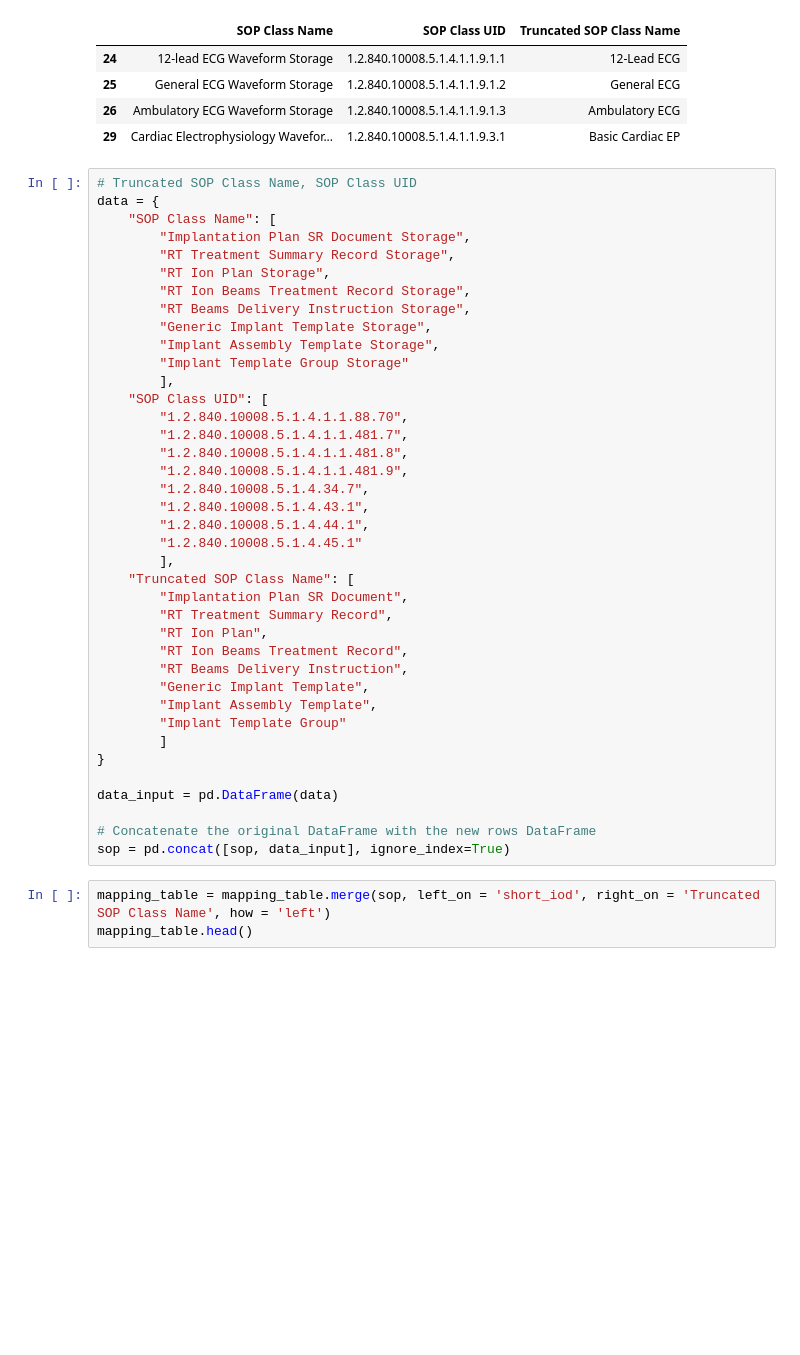
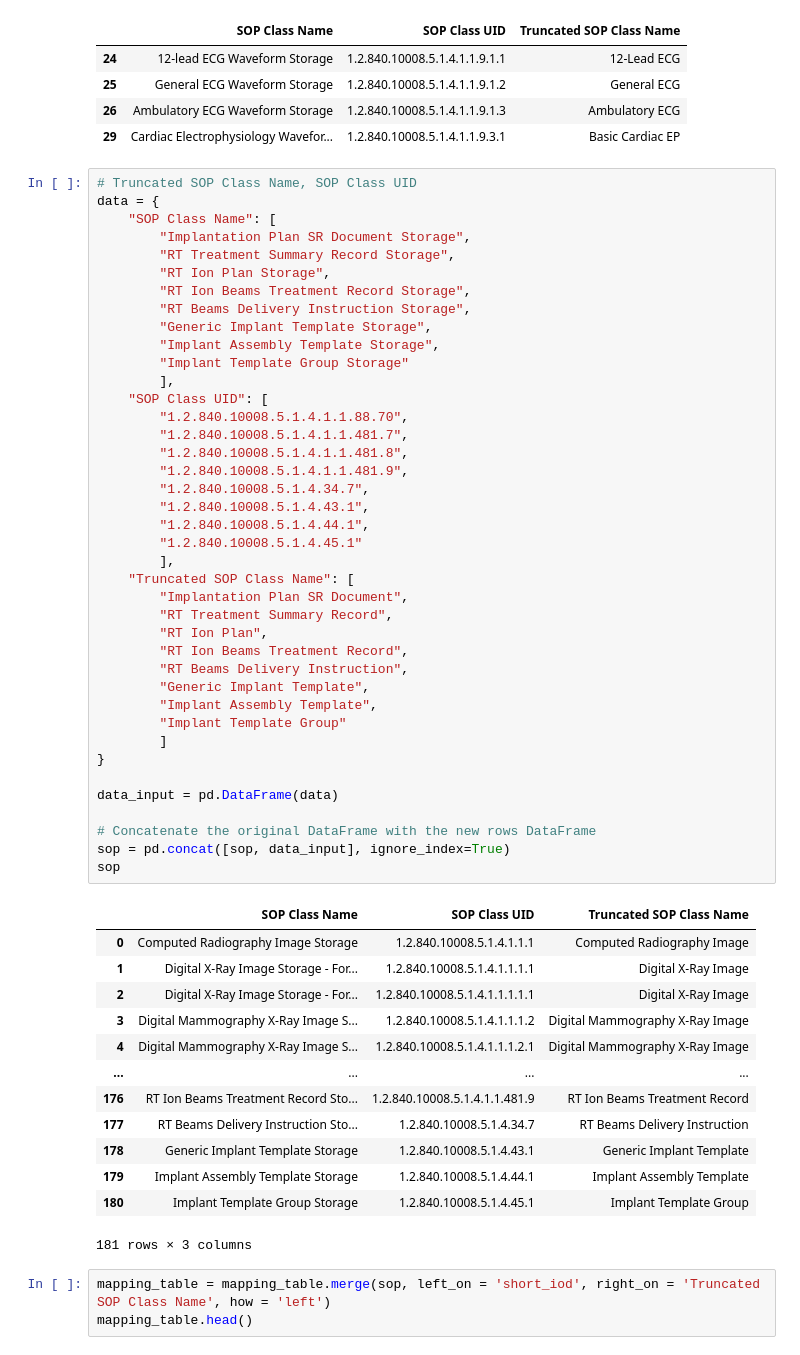
Before and after one commit to burnout909/DICOM2OMOP_PUBLIC, a Jupyter notebook: harvest_standards/DICOM_P3_harvest_xml.ipynb, the cells around one changed output. Drawn from its saved outputs; the diff is of its cells as text; blank space fills up the shorter version.

```diff
--- a/harvest_standards/DICOM_P3_harvest_xml.ipynb
+++ b/harvest_standards/DICOM_P3_harvest_xml.ipynb
@@ -796,33 +806,48 @@ data = {
         "Generic Implant Template Storage",
         "Implant Assembly Template Storage",
         "Implant Template Group Storage"
         ],
     "SOP Class UID": [
         "1.2.840.10008.5.1.4.1.1.88.70",
         "1.2.840.10008.5.1.4.1.1.481.7",
         "1.2.840.10008.5.1.4.1.1.481.8",
         "1.2.840.10008.5.1.4.1.1.481.9",
         "1.2.840.10008.5.1.4.34.7",
         "1.2.840.10008.5.1.4.43.1",
         "1.2.840.10008.5.1.4.44.1",
         "1.2.840.10008.5.1.4.45.1"
         ],
     "Truncated SOP Class Name": [
         "Implantation Plan SR Document",
         "RT Treatment Summary Record",
         "RT Ion Plan",
         "RT Ion Beams Treatment Record",
         "RT Beams Delivery Instruction",
         "Generic Implant Template",
         "Implant Assembly Template",
         "Implant Template Group"
         ]
 }
 
 data_input = pd.DataFrame(data)
 
 # Concatenate the original DataFrame with the new rows DataFrame
 sop = pd.concat([sop, data_input], ignore_index=True)
+sop
+# %% [output]
+|  | SOP Class Name | SOP Class UID | Truncated SOP Class Name |
+| 0 | Computed Radiography Image Storage | 1.2.840.10008.5.1.4.1.1.1 | Computed Radiography Image |
+| 1 | Digital X-Ray Image Storage - For... | 1.2.840.10008.5.1.4.1.1.1.1 | Digital X-Ray Image |
+| 2 | Digital X-Ray Image Storage - For... | 1.2.840.10008.5.1.4.1.1.1.1.1 | Digital X-Ray Image |
+| 3 | Digital Mammography X-Ray Image S... | 1.2.840.10008.5.1.4.1.1.1.2 | Digital Mammography X-Ray Image |
+| 4 | Digital Mammography X-Ray Image S... | 1.2.840.10008.5.1.4.1.1.1.2.1 | Digital Mammography X-Ray Image |
+| ... | ... | ... | ... |
+| 176 | RT Ion Beams Treatment Record Sto... | 1.2.840.10008.5.1.4.1.1.481.9 | RT Ion Beams Treatment Record |
+| 177 | RT Beams Delivery Instruction Sto... | 1.2.840.10008.5.1.4.34.7 | RT Beams Delivery Instruction |
+| 178 | Generic Implant Template Storage | 1.2.840.10008.5.1.4.43.1 | Generic Implant Template |
+| 179 | Implant Assembly Template Storage | 1.2.840.10008.5.1.4.44.1 | Implant Assembly Template |
+| 180 | Implant Template Group Storage | 1.2.840.10008.5.1.4.45.1 | Implant Template Group |
+181 rows × 3 columns
 # %%
 mapping_table = mapping_table.merge(sop, left_on = 'short_iod', right_on = 'Truncated SOP Class Name', how = 'left')
 mapping_table.head()
```
Also changed, not shown: parts of 7 cells of this notebook, 12 other files.
